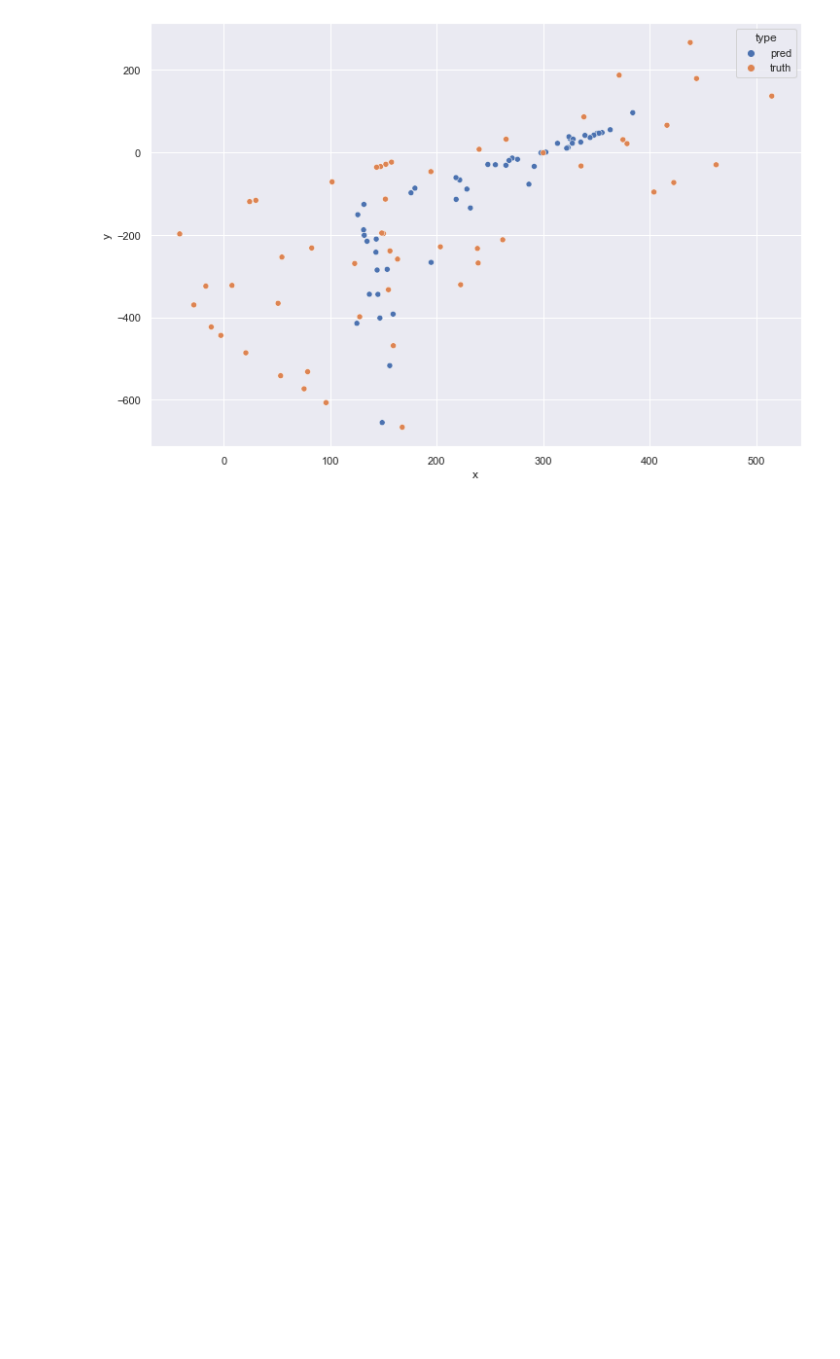
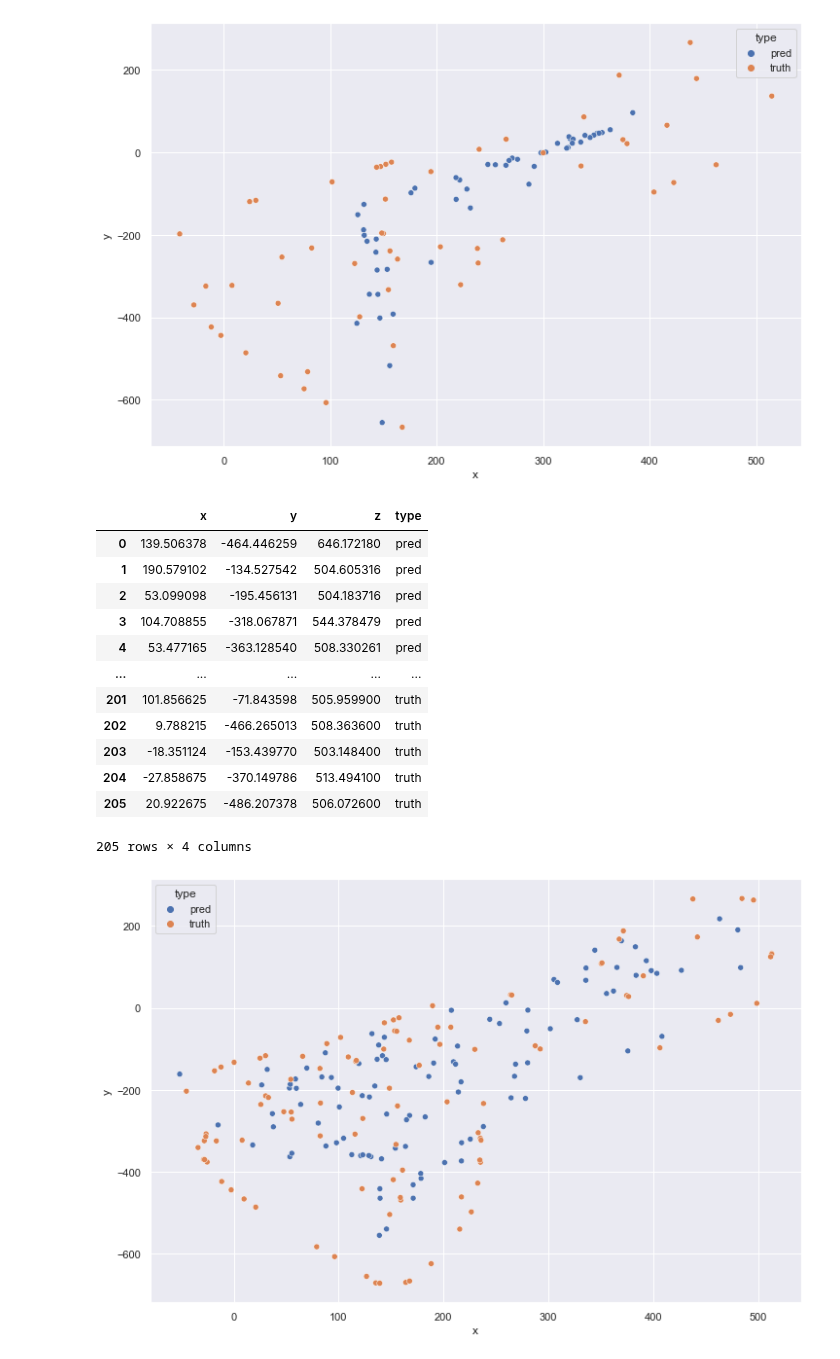
Before and after one commit to telenovelachuan/data_science, a Jupyter notebook: master_project/active_learning.ipynb, the cells around one changed output. Cells and saved outputs as stored; diff of their text form; code cells hidden in the pictures; blank space fills up the shorter version.

```diff
--- a/master_project/active_learning.ipynb
+++ b/master_project/active_learning.ipynb
@@ -114,9 +115,12 @@ preds = model_ae.predict(x_test_ae)
 result = pd.DataFrame(preds, columns=["x", "y", "z"])
 result.to_csv("preds/cnn_ae_preds_macbook.csv")
 # %%
-def analyze_predictions(file, y_test):
-
-    preds = pd.read_csv(f"preds/{file}")
+def analyze_predictions(y_test, x_test=None, file=None, model=None):
+    if x_test is not None:
+        preds = model.predict(x_test)
+        preds = pd.DataFrame(preds, columns=["x", "y", "z"])
+    else:
+        preds = pd.read_csv(f"preds/{file}")
     preds = preds[["x", "y", "z"]]
     preds["type"] = "pred"
     truth = pd.DataFrame(y_test, columns=["x", "y", "z"])
@@ -129,6 +133,23 @@ def analyze_predictions(file, y_test):
     sns.scatterplot(x="x", y="y", data=concat, hue="type")
     return concat
 
-concat = analyze_predictions("cnn_ae_preds_macbook.csv", y_test_ae)
+concat = analyze_predictions(y_test_ae, file="cnn_ae_preds_macbook.csv")
 # %% [output]
 [figure]
+# %%
+analyze_predictions(test_y, x_test=test_x, model=model_ae)
+# %% [output]
+|  | x | y | z | type |
+| 0 | 139.506378 | -464.446259 | 646.172180 | pred |
+| 1 | 190.579102 | -134.527542 | 504.605316 | pred |
+| 2 | 53.099098 | -195.456131 | 504.183716 | pred |
+| 3 | 104.708855 | -318.067871 | 544.378479 | pred |
+| 4 | 53.477165 | -363.128540 | 508.330261 | pred |
+| ... | ... | ... | ... | ... |
+| 201 | 101.856625 | -71.843598 | 505.959900 | truth |
+| 202 | 9.788215 | -466.265013 | 508.363600 | truth |
+| 203 | -18.351124 | -153.439770 | 503.148400 | truth |
+| 204 | -27.858675 | -370.149786 | 513.494100 | truth |
+| 205 | 20.922675 | -486.207378 | 506.072600 | truth |
+205 rows × 4 columns
+[figure, added]
```
Also changed, not shown: parts of 5 cells of this notebook, 1 other file.
